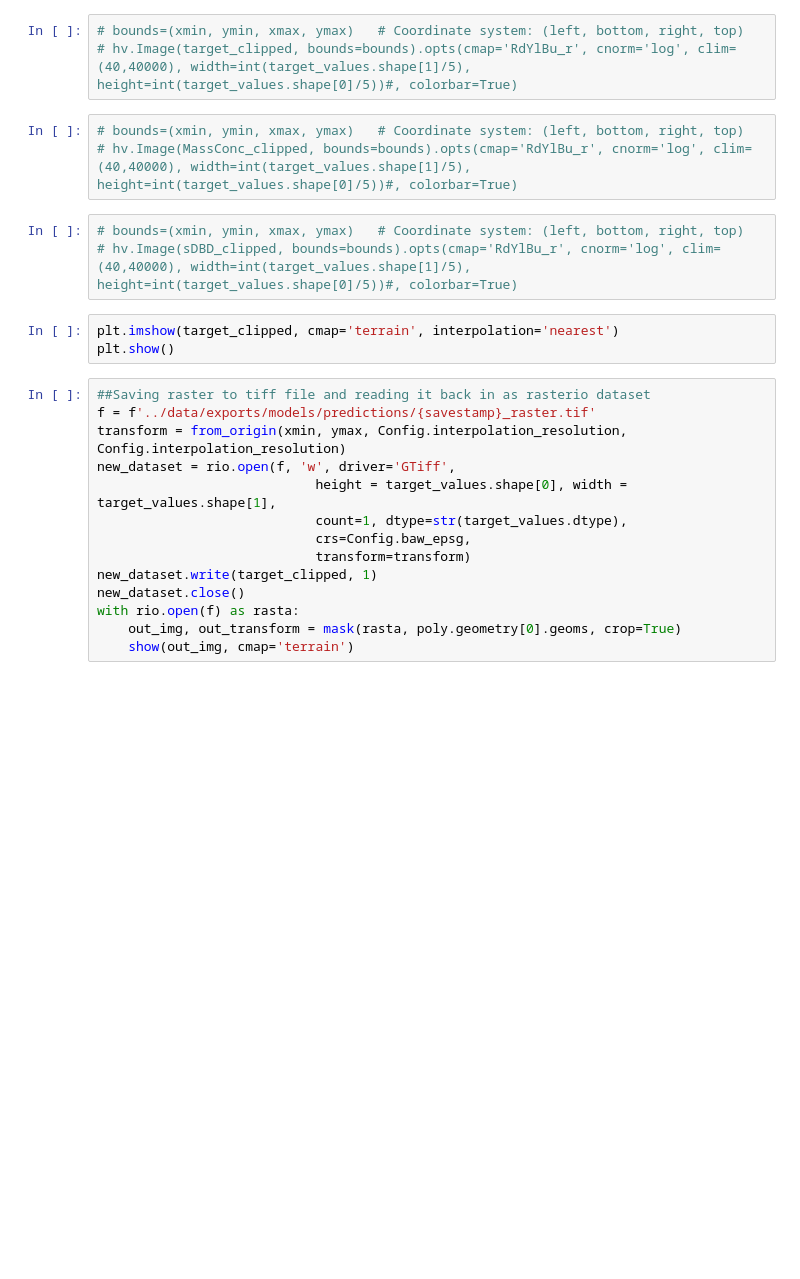
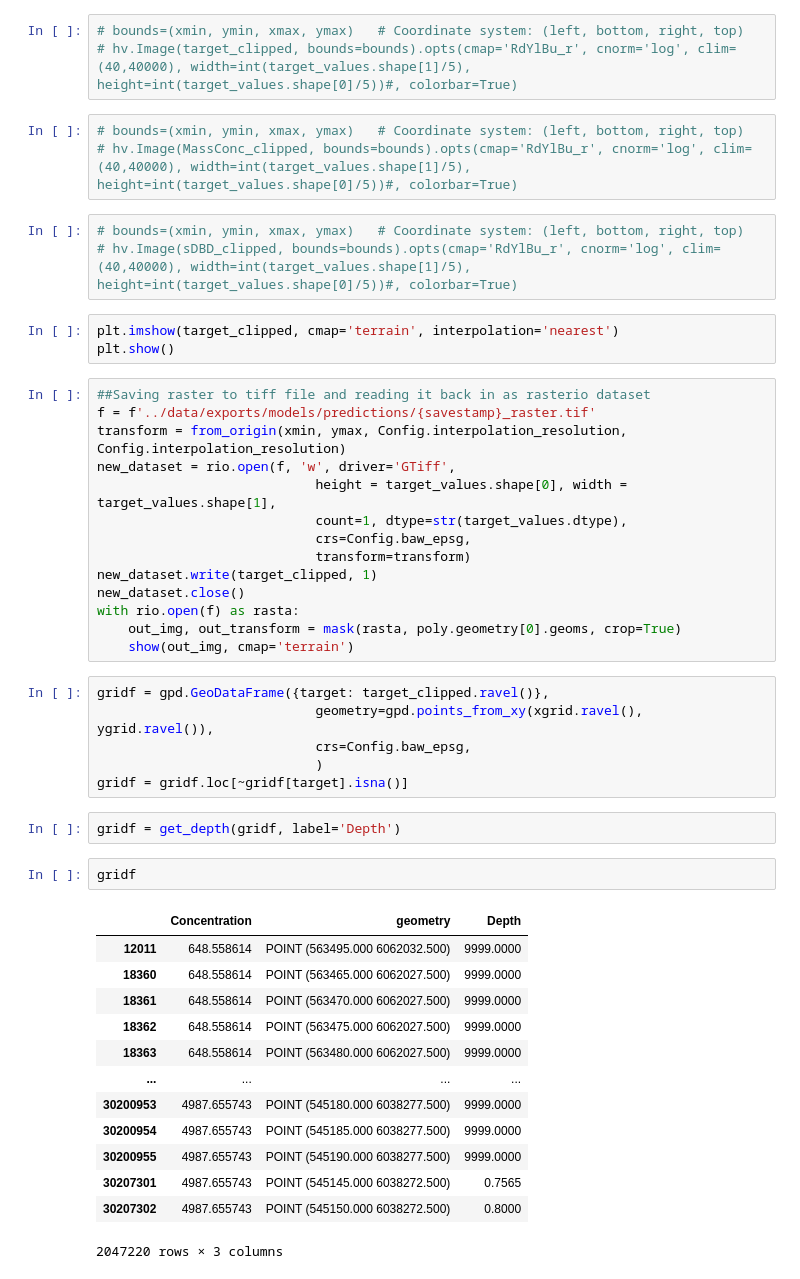
Before and after one commit to robna/MPSchleiSediments, a Jupyter notebook: analysis/analysis_geospatial.ipynb, the cells around one changed output. Drawn from its saved outputs; the diff is of its cells as text; blank space fills up the shorter version.

```diff
--- a/analysis/analysis_geospatial.ipynb
+++ b/analysis/analysis_geospatial.ipynb
@@ -139,3 +199,27 @@ new_dataset.close()
 with rio.open(f) as rasta:
     out_img, out_transform = mask(rasta, poly.geometry[0].geoms, crop=True)
     show(out_img, cmap='terrain')
+# %%
+gridf = gpd.GeoDataFrame({target: target_clipped.ravel()},
+                            geometry=gpd.points_from_xy(xgrid.ravel(), ygrid.ravel()),
+                            crs=Config.baw_epsg,
+                            )
+gridf = gridf.loc[~gridf[target].isna()]
+# %%
+gridf = get_depth(gridf, label='Depth')
+# %%
+gridf
+# %% [output]
+|  | Concentration | geometry | Depth |
+| 12011 | 648.558614 | POINT (563495.000 6062032.500) | 9999.0000 |
+| 18360 | 648.558614 | POINT (563465.000 6062027.500) | 9999.0000 |
+| 18361 | 648.558614 | POINT (563470.000 6062027.500) | 9999.0000 |
+| 18362 | 648.558614 | POINT (563475.000 6062027.500) | 9999.0000 |
+| 18363 | 648.558614 | POINT (563480.000 6062027.500) | 9999.0000 |
+| ... | ... | ... | ... |
+| 30200953 | 4987.655743 | POINT (545180.000 6038277.500) | 9999.0000 |
+| 30200954 | 4987.655743 | POINT (545185.000 6038277.500) | 9999.0000 |
+| 30200955 | 4987.655743 | POINT (545190.000 6038277.500) | 9999.0000 |
+| 30207301 | 4987.655743 | POINT (545145.000 6038272.500) | 0.7565 |
+| 30207302 | 4987.655743 | POINT (545150.000 6038272.500) | 0.8000 |
+2047220 rows × 3 columns
```
Also changed, not shown: parts of 9 cells of this notebook, 4 other files.
